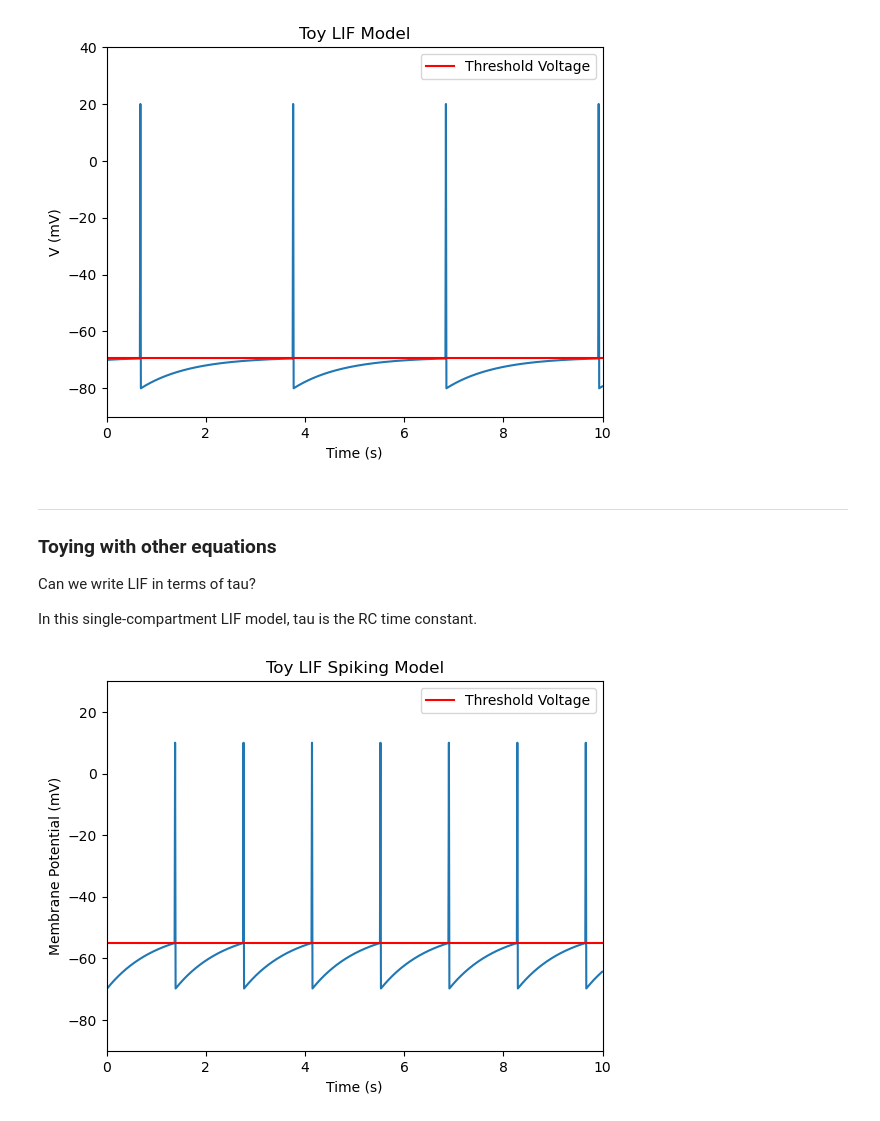
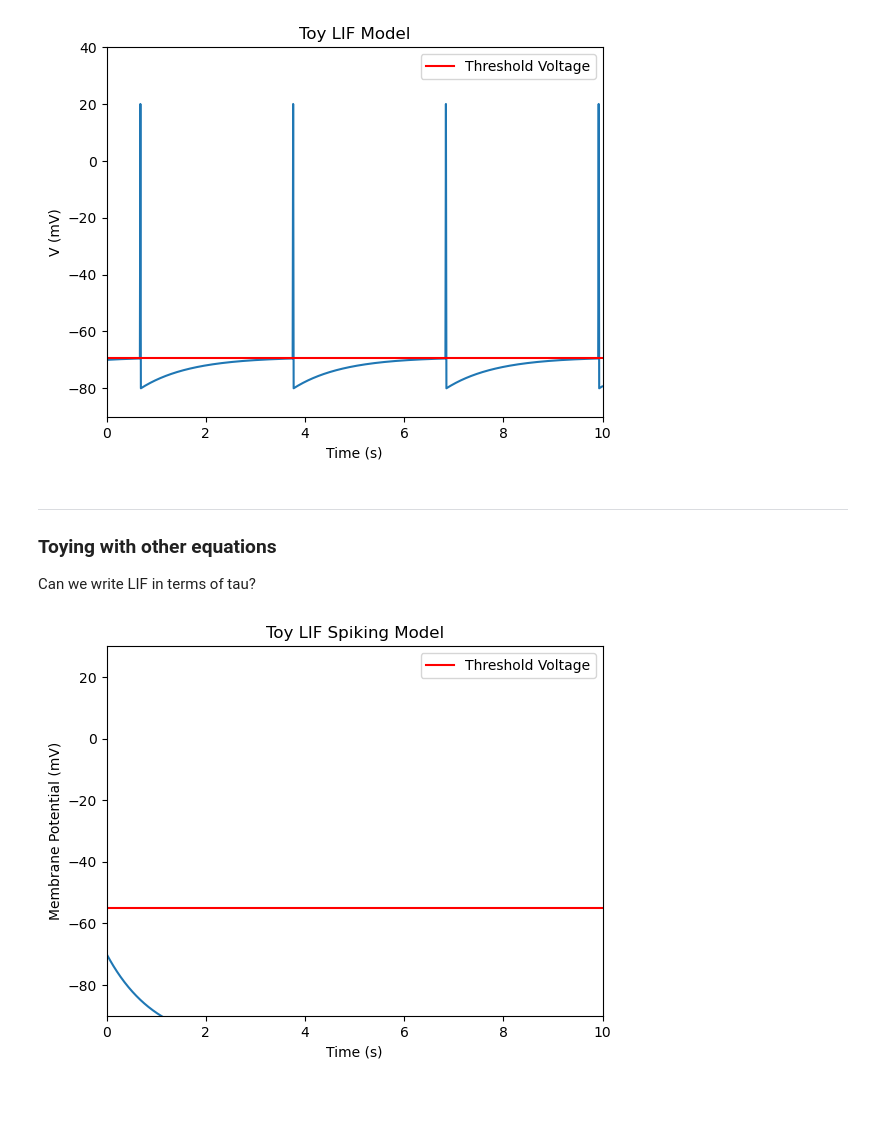
Before and after one commit to brittahn/CASMA665, a Jupyter notebook: Independent Work/Toy INF LIF.ipynb, the cells around one changed output. Drawn from its saved outputs; the diff is of its cells as text; code cells hidden in the pictures.

```diff
--- a/Independent Work/Toy INF LIF.ipynb
+++ b/Independent Work/Toy INF LIF.ipynb
@@ -169,49 +169,43 @@ ___
 ### Toying with other equations
 
 Can we write LIF in terms of tau?
-
-In this single-compartment LIF model, tau is the RC time constant.
 # %%
 import numpy as np
 import matplotlib.pyplot as plt
 
-# LIF equation
-def f(V, t):
-    return (I - V) / tau
-
 # Define constants
-I = -50               # injected current
+I = -100              # injected current
 tau = 1               # RC time constant
 V = -70               # initial condition (mV)
 Vrest = -70           # resting potential (mV)
 Vth = -55             # threshold voltage (mV)
 Vap = 10              # action potential voltage (mv)
 refrac = 5            # length of refractory period
 dt = 0.01             # integration timestep size
 t_sim = 10            # length time of simulation (s)
 v_values = []         # initialize voltage array
 
 # Create an array of times. Represents Time (ms) on x-axis
 # Note: When plotting, v_values.size == time_values.size
 time_values = np.arange(0, t_sim, dt)
 
 for t in time_values:
   if V >= Vth:             # if voltage >= threshold voltage, then spike and reset voltage
     v_values.append(Vap)   # spike
-    V = Vrest                # reset
-  else:                    # otherwise, append voltage to voltage array
+    V = Vrest              # reset
+  else:                    # otherwise, append voltage to v_values
     v_values.append(V)
-  V = V + dt*f(V, t)       # increment voltage by calling LIF function
+  V = V + dt*((I - V) / tau)
 
 # Plot
 plt.plot(time_values, v_values)
 plt.title("Toy LIF Spiking Model")
 plt.xlabel("Time (s)")
 plt.ylabel("Membrane Potential (mV)")
 plt.axhline(y = Vth, color = 'r', linestyle = '-', label='Threshold Voltage') # threshold voltage
 legend = plt.legend(loc='upper right')
 plt.xlim(0, t_sim)
 plt.ylim(Vrest + (-20), Vap + 20)
 plt.show()
 # %% [output]
-[figure, old version]
+[figure, new version]
```
Also changed, not shown: parts of 1 cell of this notebook, 1 other file.
